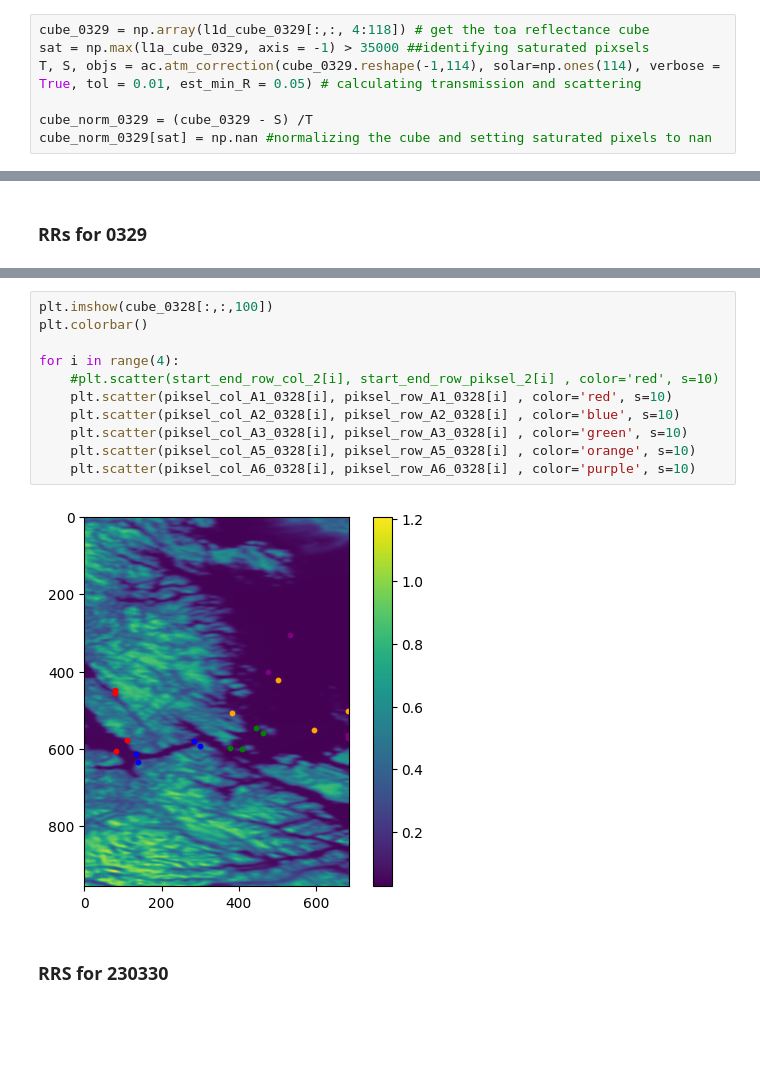
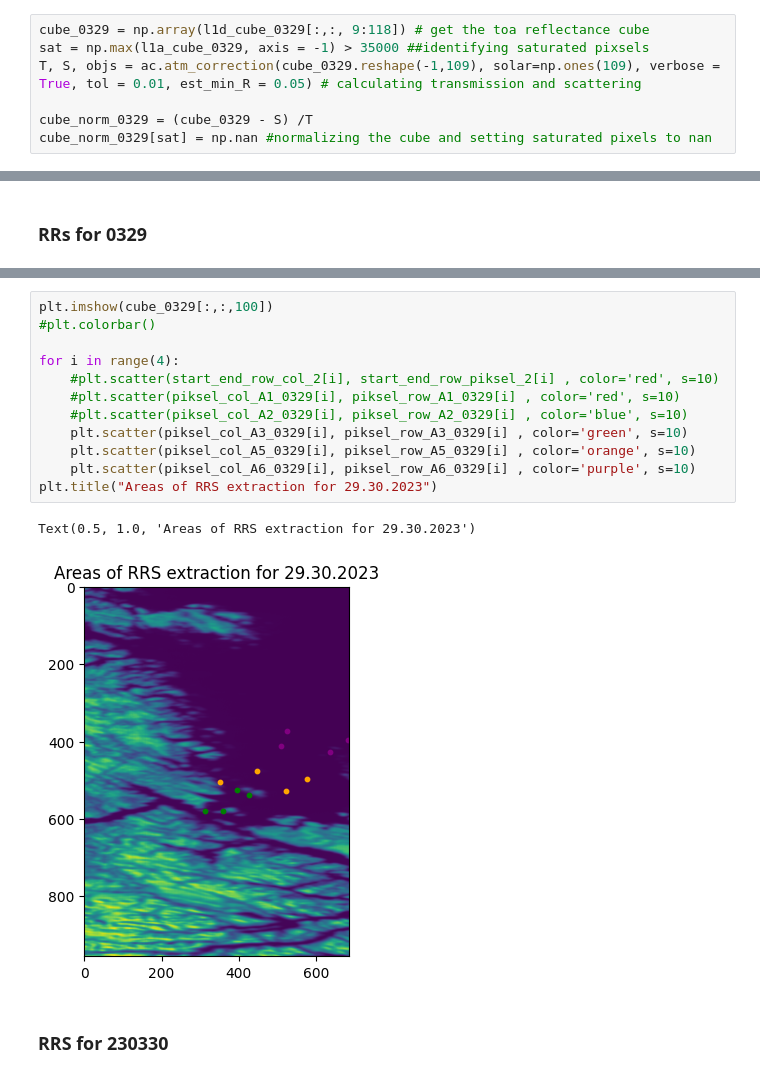
Before and after one commit to AnneMartheH/Vaar_2025, a Jupyter notebook: calibration_hypso1/calibration_march_23.ipynb, the cells around one changed output, grey strips where cells are left out. Drawn from its saved outputs; the diff is of its cells as text; blank space fills up the shorter version.

Commit message:
making plots results part 1

```diff
--- a/calibration_hypso1/calibration_march_23.ipynb
+++ b/calibration_hypso1/calibration_march_23.ipynb
@@ -463,7 +497,7 @@ cube_norm_0328[sat] = np.nan #normalizing the cube and setting saturated pixels
 # %%
-cube_0329 = np.array(l1d_cube_0329[:,:, 4:118]) # get the toa reflectance cube
+cube_0329 = np.array(l1d_cube_0329[:,:, 9:118]) # get the toa reflectance cube
 sat = np.max(l1a_cube_0329, axis = -1) > 35000 ##identifying saturated pixsels
-T, S, objs = ac.atm_correction(cube_0329.reshape(-1,114), solar=np.ones(114), verbose = True, tol = 0.01, est_min_R = 0.05) # calculating transmission and scattering
+T, S, objs = ac.atm_correction(cube_0329.reshape(-1,109), solar=np.ones(109), verbose = True, tol = 0.01, est_min_R = 0.05) # calculating transmission and scattering
 
 cube_norm_0329 = (cube_0329 - S) /T
 cube_norm_0329[sat] = np.nan #normalizing the cube and setting saturated pixels to nan
@@ -847,16 +882,18 @@ Pixel number:  22543
 # %%
-plt.imshow(cube_0328[:,:,100])
-plt.colorbar()
+plt.imshow(cube_0329[:,:,100])
+#plt.colorbar()
 
 for i in range(4):
     #plt.scatter(start_end_row_col_2[i], start_end_row_piksel_2[i] , color='red', s=10)
-    plt.scatter(piksel_col_A1_0328[i], piksel_row_A1_0328[i] , color='red', s=10)
-    plt.scatter(piksel_col_A2_0328[i], piksel_row_A2_0328[i] , color='blue', s=10)
-    plt.scatter(piksel_col_A3_0328[i], piksel_row_A3_0328[i] , color='green', s=10)
-    plt.scatter(piksel_col_A5_0328[i], piksel_row_A5_0328[i] , color='orange', s=10)
-    plt.scatter(piksel_col_A6_0328[i], piksel_row_A6_0328[i] , color='purple', s=10)
+    #plt.scatter(piksel_col_A1_0329[i], piksel_row_A1_0329[i] , color='red', s=10)
+    #plt.scatter(piksel_col_A2_0329[i], piksel_row_A2_0329[i] , color='blue', s=10)
+    plt.scatter(piksel_col_A3_0329[i], piksel_row_A3_0329[i] , color='green', s=10)
+    plt.scatter(piksel_col_A5_0329[i], piksel_row_A5_0329[i] , color='orange', s=10)
+    plt.scatter(piksel_col_A6_0329[i], piksel_row_A6_0329[i] , color='purple', s=10)
+plt.title("Areas of RRS extraction for 29.30.2023")
 # %% [output]
+Text(0.5, 1.0, 'Areas of RRS extraction for 29.30.2023')
-[figure, old version]
+[figure, new version]
 # %% [markdown]
 ### RRS for 230330
 # %%
```
Also changed, not shown: parts of 49 cells of this notebook, 23 other files.
